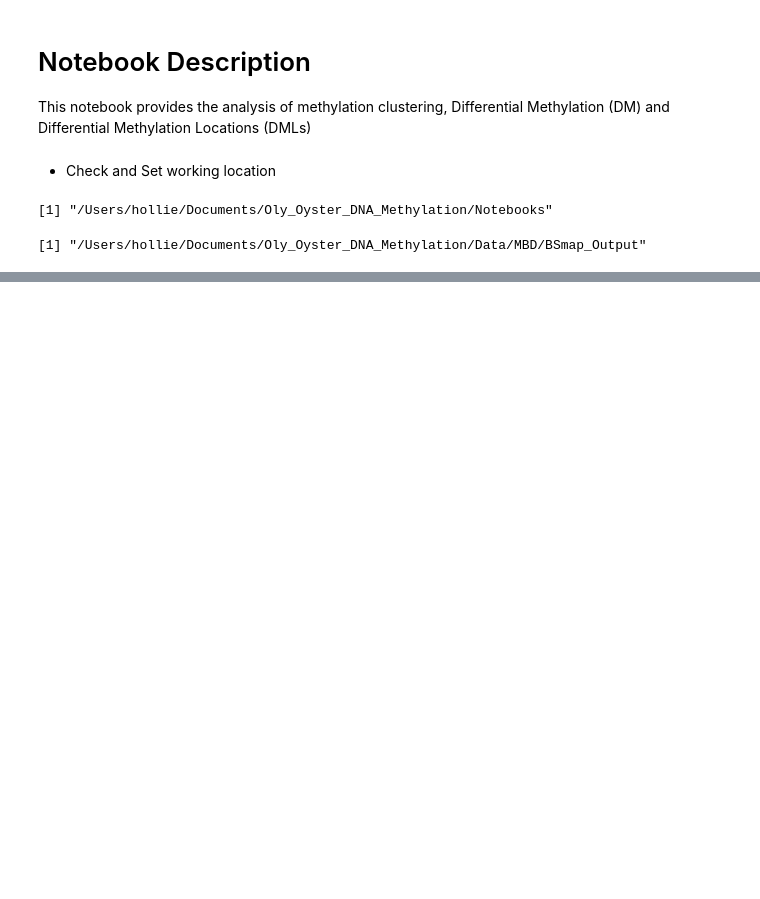
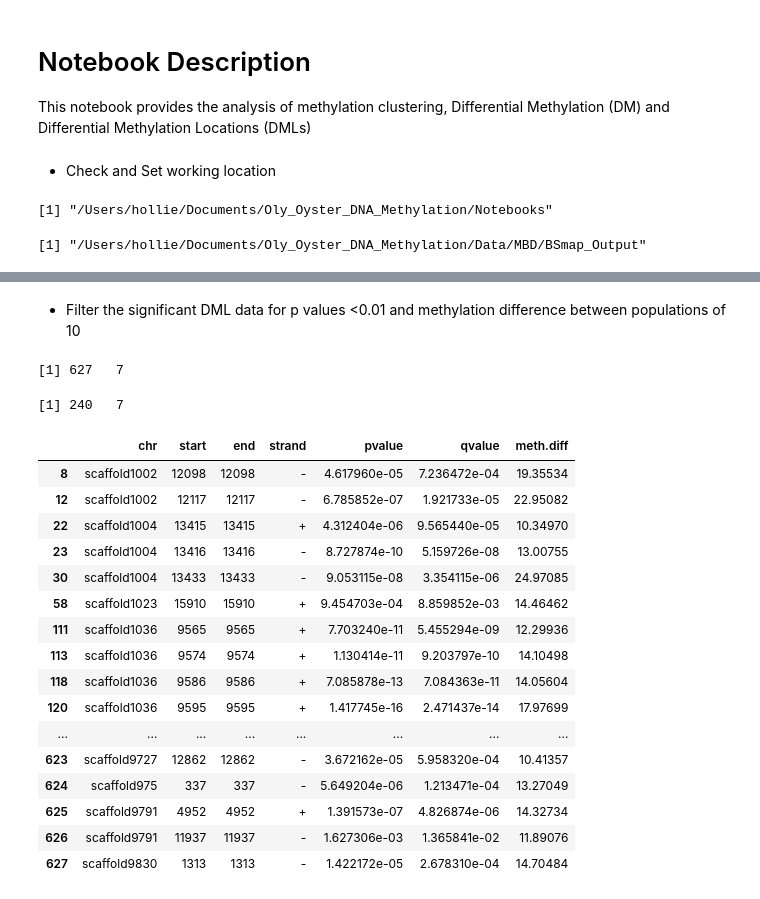
Before and after one commit to hputnam/Oly_Oyster_DNA_Methylation, a Jupyter notebook: Notebooks/3_Clustering_Differential_Methylation_R.ipynb, the cells around one changed output, grey strips where cells are left out. Drawn from its saved outputs; the diff is of its cells as text; code cells hidden in the pictures; blank space fills up the shorter version.

```diff
--- a/Notebooks/3_Clustering_Differential_Methylation_R.ipynb
+++ b/Notebooks/3_Clustering_Differential_Methylation_R.ipynb
@@ -119,0 +319,40 @@ PCA<-PCASamples(meth, scale=T, center=T, screeplot=T)
+# %%
+pop.DML.fisher <- calculateDiffMeth(pop.pooled)
+# %%
+pop.DML.p <- getData(pop.DML.fisher)
+# %% [markdown]
+* Filter the significant DML data for p values <0.01 and methylation difference between populations of 10
+# %%
+pop.DML.filt_hyper <- pop.DML.p[pop.DML.p$pvalue < 0.01 & pop.DML.p$meth.diff > 10,]
+# %%
+#write.csv(pop.DML.filt, file="Pop_DML_filt_0.01_10")
+dim(pop.DML.filt_hyper)
+# %% [output]
+[1] 627   7
+# %%
+pop.DML.filt_hypo <- pop.DML.p[pop.DML.p$pvalue < 0.01 & pop.DML.p$meth.diff < (-10),]
+# %%
+#write.csv(pop.DML.filt, file="Pop_DML_filt_0.01_10")
+dim(pop.DML.filt_hypo)
+# %% [output]
+[1] 240   7
+# %%
+pop.DML.filt_hyper
+# %% [output]
+|  | chr | start | end | strand | pvalue | qvalue | meth.diff |
+| 8 | scaffold1002 | 12098 | 12098 | - | 4.617960e-05 | 7.236472e-04 | 19.35534 |
+| 12 | scaffold1002 | 12117 | 12117 | - | 6.785852e-07 | 1.921733e-05 | 22.95082 |
+| 22 | scaffold1004 | 13415 | 13415 | + | 4.312404e-06 | 9.565440e-05 | 10.34970 |
+| 23 | scaffold1004 | 13416 | 13416 | - | 8.727874e-10 | 5.159726e-08 | 13.00755 |
+| 30 | scaffold1004 | 13433 | 13433 | - | 9.053115e-08 | 3.354115e-06 | 24.97085 |
+| 58 | scaffold1023 | 15910 | 15910 | + | 9.454703e-04 | 8.859852e-03 | 14.46462 |
+| 111 | scaffold1036 | 9565 | 9565 | + | 7.703240e-11 | 5.455294e-09 | 12.29936 |
+| 113 | scaffold1036 | 9574 | 9574 | + | 1.130414e-11 | 9.203797e-10 | 14.10498 |
+| 118 | scaffold1036 | 9586 | 9586 | + | 7.085878e-13 | 7.084363e-11 | 14.05604 |
+| 120 | scaffold1036 | 9595 | 9595 | + | 1.417745e-16 | 2.471437e-14 | 17.97699 |
+| ... | ... | ... | ... | ... | ... | ... | ... |
+| 623 | scaffold9727 | 12862 | 12862 | - | 3.672162e-05 | 5.958320e-04 | 10.41357 |
+| 624 | scaffold975 | 337 | 337 | - | 5.649204e-06 | 1.213471e-04 | 13.27049 |
+| 625 | scaffold9791 | 4952 | 4952 | + | 1.391573e-07 | 4.826874e-06 | 14.32734 |
+| 626 | scaffold9791 | 11937 | 11937 | - | 1.627306e-03 | 1.365841e-02 | 11.89076 |
+| 627 | scaffold9830 | 1313 | 1313 | - | 1.422172e-05 | 2.678310e-04 | 14.70484 |
```
Also changed, not shown: parts of 55 cells of this notebook, 21 other files.
